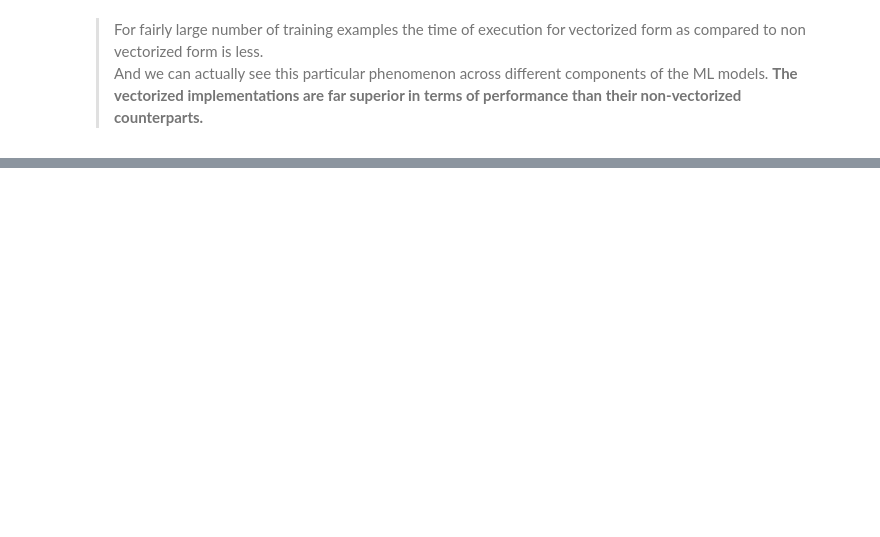
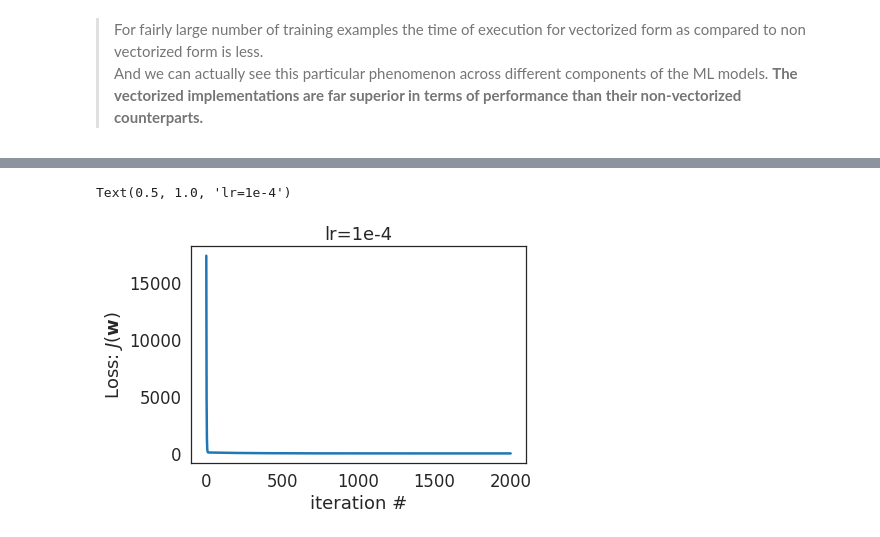
Before and after one commit to sanjeesi/Data-Science, a Jupyter notebook: Data Science IITM/MLT/Week 2/LinearRegression.ipynb, the cells around one changed output, grey strips where cells are left out. Saved outputs shown, nothing was run; the diff lists cells and outputs as text; code cells hidden in the pictures; blank space fills up the shorter version.

```diff
--- a/Data Science IITM/MLT/Week 2/LinearRegression.ipynb
+++ b/Data Science IITM/MLT/Week 2/LinearRegression.ipynb
@@ -209,0 +421,5 @@ It is implemented with one of the following two methods:
+# %%
+w, err_all, w_all = gradient_descent(X_train, y_train, lr=1e-4, num_epochs=2000)
+plot_learning_curves(err_all)
+plt.title('lr=1e-4')
+# %% [output]
@@ -209,0 +446,2 @@ It is implemented with one of the following two methods:
+Text(0.5, 1.0, 'lr=1e-4')
+[figure, added]
```
Also changed, not shown: parts of 41 cells of this notebook.
